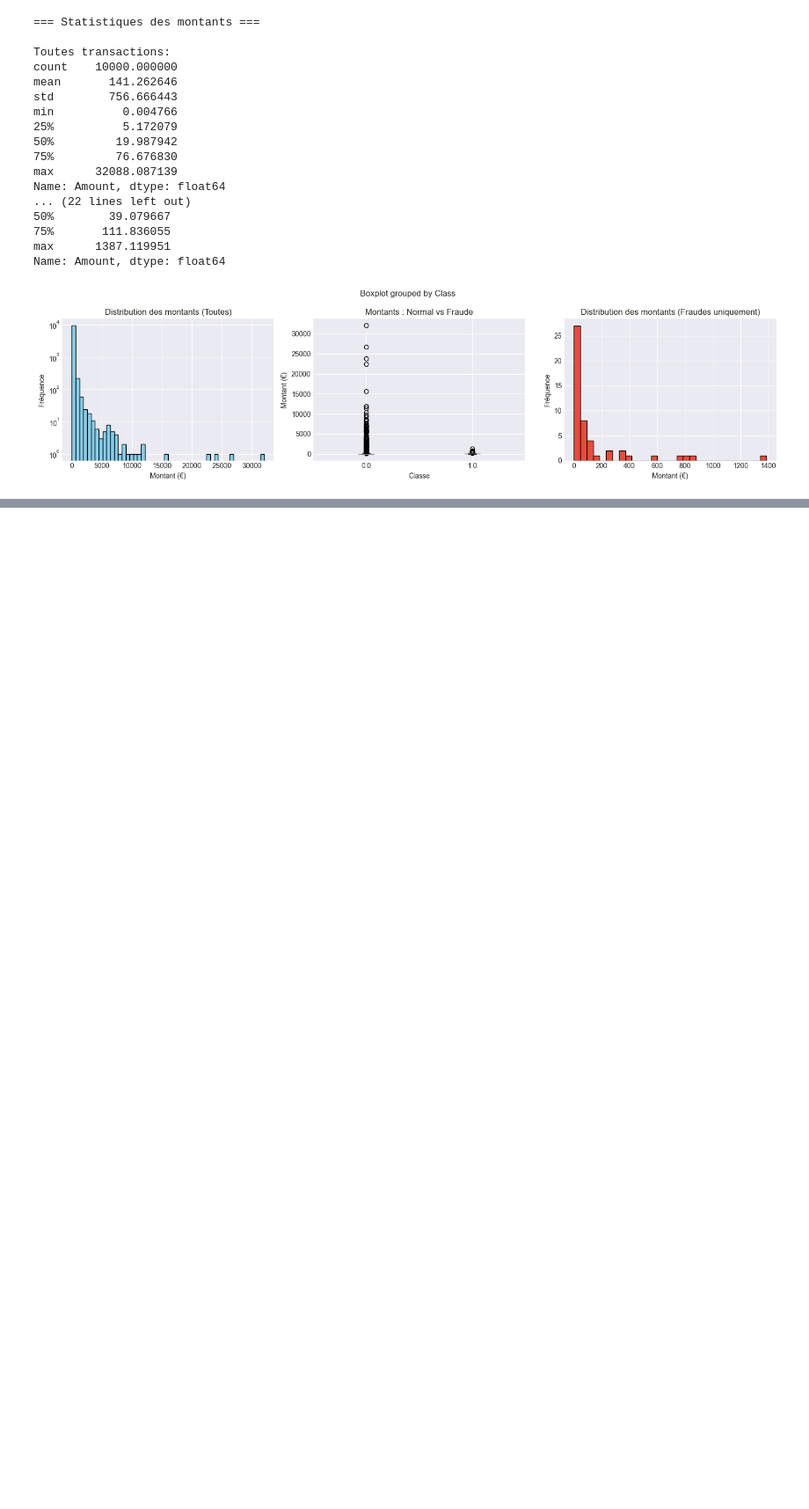
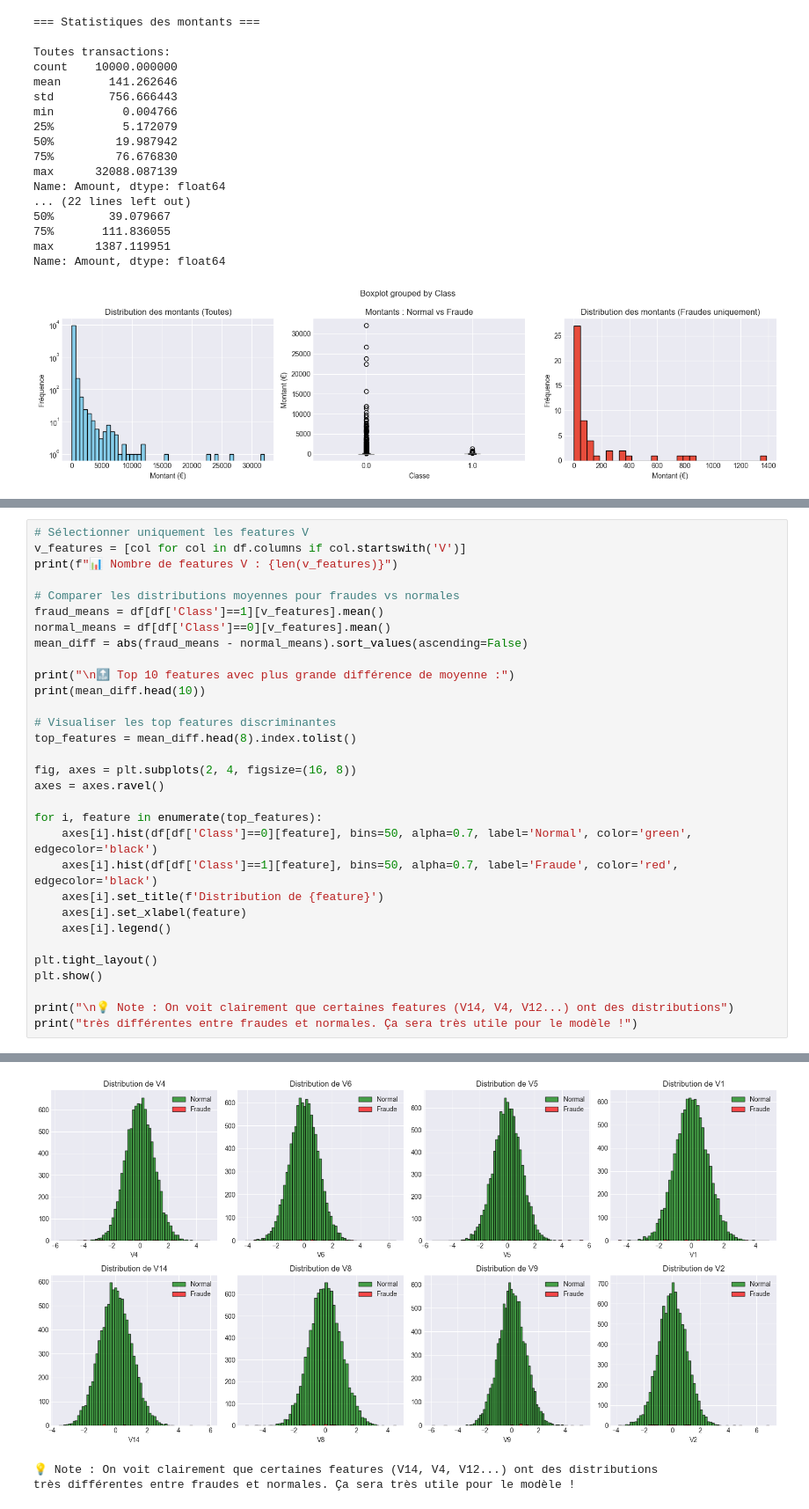
Before and after one commit to mobadata/fraud-detection-ml-system, a Jupyter notebook: notebooks/01_data_exploration.ipynb, the cells around one changed output, grey strips where cells are left out. Shown at 88% size. Cells and saved outputs as stored; diff of their text form; blank space fills up the shorter version.

```diff
--- a/notebooks/01_data_exploration.ipynb
+++ b/notebooks/01_data_exploration.ipynb
@@ -176,0 +230,32 @@ Name: Amount, dtype: float64
+# %%
+# Sélectionner uniquement les features V
+v_features = [col for col in df.columns if col.startswith('V')]
+print(f"📊 Nombre de features V : {len(v_features)}")
+
+# Comparer les distributions moyennes pour fraudes vs normales
+fraud_means = df[df['Class']==1][v_features].mean()
+normal_means = df[df['Class']==0][v_features].mean()
+mean_diff = abs(fraud_means - normal_means).sort_values(ascending=False)
+
+print("\n🔝 Top 10 features avec plus grande différence de moyenne :")
+print(mean_diff.head(10))
+
+# Visualiser les top features discriminantes
+top_features = mean_diff.head(8).index.tolist()
+
+fig, axes = plt.subplots(2, 4, figsize=(16, 8))
+axes = axes.ravel()
+
+for i, feature in enumerate(top_features):
+    axes[i].hist(df[df['Class']==0][feature], bins=50, alpha=0.7, label='Normal', color='green', edgecolor='black')
+    axes[i].hist(df[df['Class']==1][feature], bins=50, alpha=0.7, label='Fraude', color='red', edgecolor='black')
+    axes[i].set_title(f'Distribution de {feature}')
+    axes[i].set_xlabel(feature)
+    axes[i].legend()
+
+plt.tight_layout()
+plt.show()
+
+print("\n💡 Note : On voit clairement que certaines features (V14, V4, V12...) ont des distributions")
+print("très différentes entre fraudes et normales. Ça sera très utile pour le modèle !")
+# %% [output]
@@ -176,0 +276,3 @@ Name: Amount, dtype: float64
+[figure, added]
+💡 Note : On voit clairement que certaines features (V14, V4, V12...) ont des distributions
+très différentes entre fraudes et normales. Ça sera très utile pour le modèle !
```
Also changed, not shown: parts of 8 cells of this notebook.
